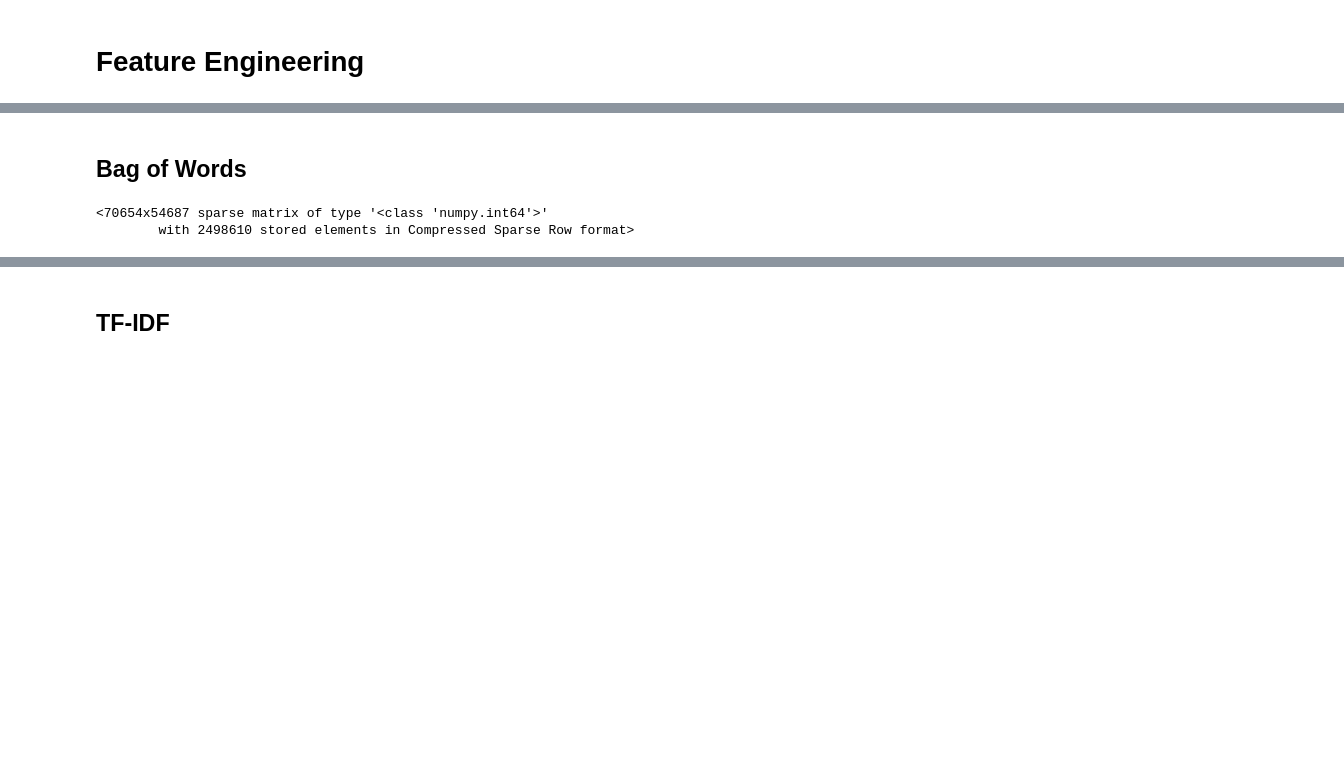
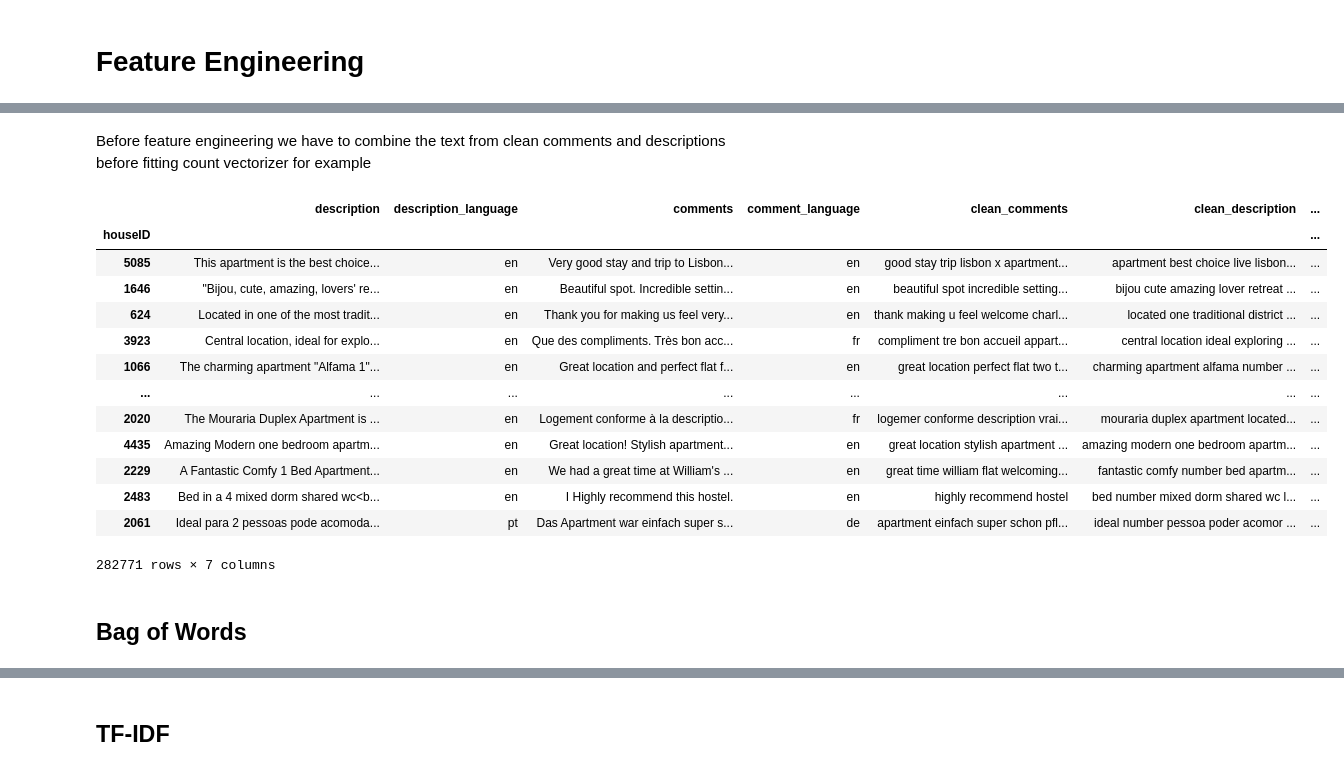
Before and after one commit to beatrizdsantosss/Text-mining-project-, a Jupyter notebook: NLP_45.ipynb, the cells around one changed output, grey strips where cells are left out. Drawn from its saved outputs; the diff is of its cells as text; code cells hidden in the pictures; blank space fills up the shorter version.

```diff
--- a/NLP_45.ipynb
+++ b/NLP_45.ipynb
@@ -2228,3 +2228,12 @@ plt.show()
 [figure]
 # %% [markdown]
 # Feature Engineering
+# %%
+# Group y_train by house_nr
+y_train = y_train.set_index('houseID')
+# Group y_val by house_nr
+y_val = y_val.set_index('houseID')
+# Set the X_train index as the house_nr
+X_train_clean_preprocessed.set_index('houseID', inplace=True)
+# Set the X_valid index as the house_nr
+X_val_clean_preprocessed.set_index('houseID', inplace=True)
@@ -2231,2 +2280,24 @@ plt.show()
+# %% [markdown]
+Before feature engineering we have to combine the text from clean comments and descriptions before fitting count vectorizer for example
+# %%
+X_train_clean_preprocessed["description_and_comments"] = X_train_clean_preprocessed['clean_comments'] + " " + X_train_clean_preprocessed['clean_description']
+X_val_clean_preprocessed["description_and_comments"] = X_val_clean_preprocessed['clean_comments'] + " " + X_val_clean_preprocessed['clean_description']
+# %%
+X_train_clean_preprocessed
+# %% [output]
+|  | description | description_language | comments | comment_language | clean_comments | clean_description | ... |
+| houseID |  |  |  |  |  |  | ... |
+| 5085 | This apartment is the best choice... | en | Very good stay and trip to Lisbon... | en | good stay trip lisbon x apartment... | apartment best choice live lisbon... | ... |
+| 1646 | "Bijou, cute, amazing, lovers' re... | en | Beautiful spot. Incredible settin... | en | beautiful spot incredible setting... | bijou cute amazing lover retreat ... | ... |
+| 624 | Located in one of the most tradit... | en | Thank you for making us feel very... | en | thank making u feel welcome charl... | located one traditional district ... | ... |
+| 3923 | Central location, ideal for explo... | en | Que des compliments. Très bon acc... | fr | compliment tre bon accueil appart... | central location ideal exploring ... | ... |
+| 1066 | The charming apartment "Alfama 1"... | en | Great location and perfect flat f... | en | great location perfect flat two t... | charming apartment alfama number ... | ... |
+| ... | ... | ... | ... | ... | ... | ... | ... |
+| 2020 | The Mouraria Duplex Apartment is ... | en | Logement conforme à la descriptio... | fr | logemer conforme description vrai... | mouraria duplex apartment located... | ... |
+| 4435 | Amazing Modern one bedroom apartm... | en | Great location! Stylish apartment... | en | great location stylish apartment ... | amazing modern one bedroom apartm... | ... |
+| 2229 | A Fantastic Comfy 1 Bed Apartment... | en | We had a great time at William's ... | en | great time william flat welcoming... | fantastic comfy number bed apartm... | ... |
+| 2483 | Bed in a 4 mixed dorm shared wc<b... | en | I Highly recommend this hostel. | en | highly recommend hostel | bed number mixed dorm shared wc l... | ... |
+| 2061 | Ideal para 2 pessoas pode acomoda... | pt | Das Apartment war einfach super s... | de | apartment einfach super schon pfl... | ideal number pessoa poder acomor ... | ... |
+282771 rows × 7 columns
 # %% [markdown]
 ## Bag of Words
@@ -2242,5 +2310,0 @@ X_val_bow = bow.transform(X_val_clean["clean_comments"])
-# %%
-X_val_bow
-# %% [output]
-<70654x54687 sparse matrix of type '<class 'numpy.int64'>'
-        with 2498610 stored elements in Compressed Sparse Row format>
```
Also changed, not shown: parts of 10 cells of this notebook.
